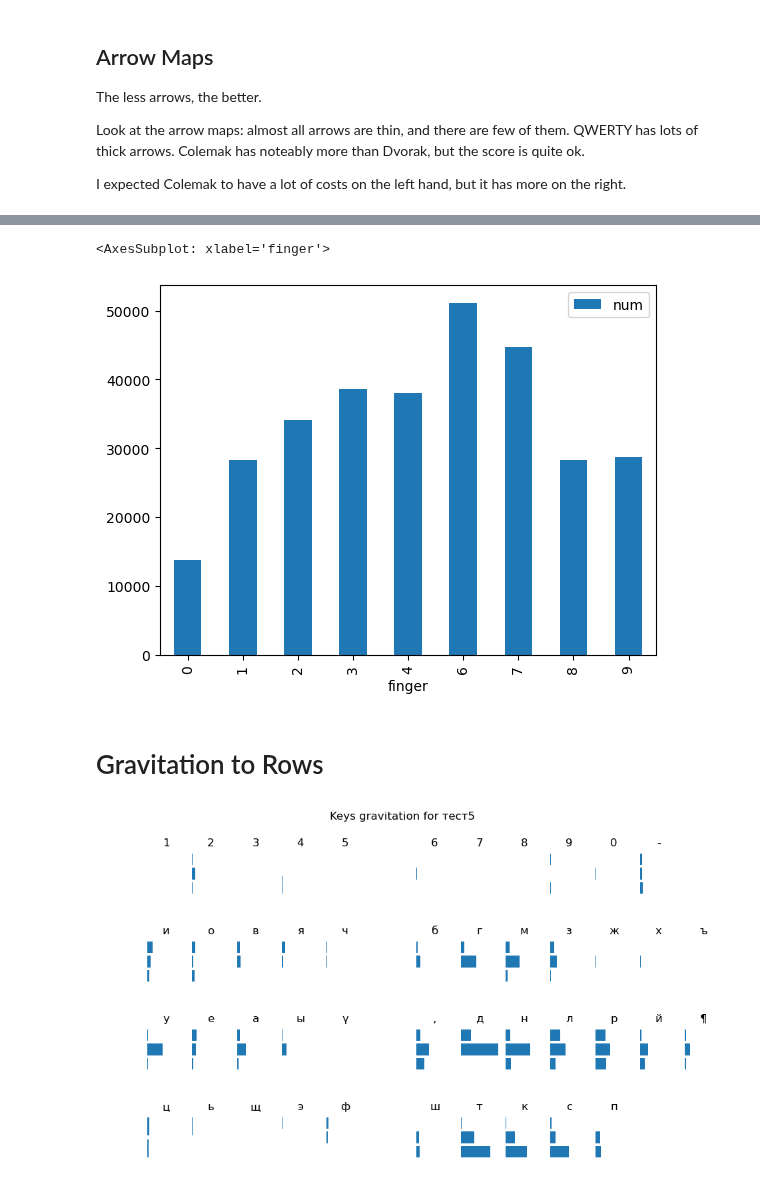
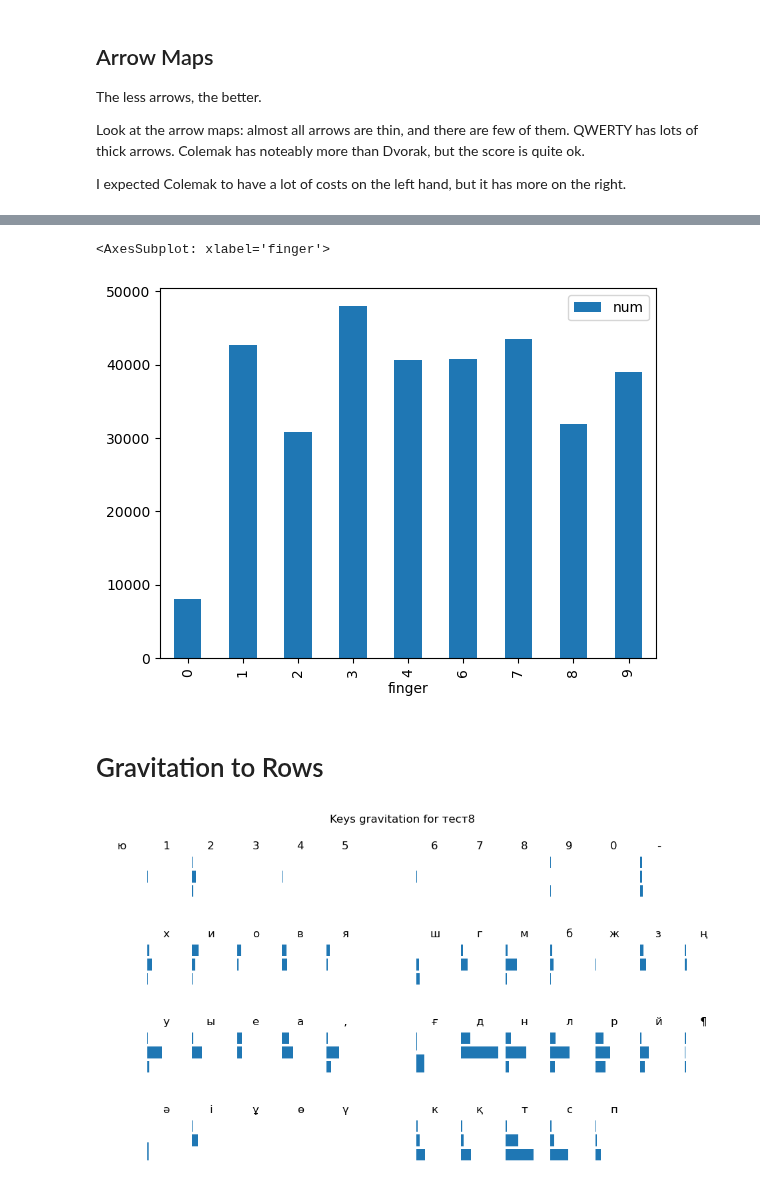
Before and after one commit to culebron/rus-layout-opt, a Jupyter notebook: Kazakh Example.ipynb, the cells around one changed output, grey strips where cells are left out. Drawn from its saved outputs; the diff is of its cells as text; code cells hidden in the pictures.

```diff
--- a/Kazakh Example.ipynb
+++ b/Kazakh Example.ipynb
@@ -18,7 +18,7 @@ KZ_LETTERS = {
 #     'vh': 'аоыұия',
 #     'vs': 'әеөіү',
 #     'vf': 'эю',
-    'v': 'аоыұияәеөіүэю',
+    'v': 'аоыұияәеёөіүэю',
     'c': 'бвгғджзкқлмнңпрстуфхһцчшщъьй'
 }
 KZ = Corpus.from_path('kazak.txt', types=KZ_LETTERS)
@@ -253,11 +321,11 @@ res['default'].combomap(res['тест1'], res['тест2'], res['тест3'], re
 # %%
-res['тест5'].bigrams.groupby('finger').agg({'num': 'sum'}).plot.bar()
+res['тест8'].bigrams.groupby('finger').agg({'num': 'sum'}).plot.bar()
 # %% [output]
 <AxesSubplot: xlabel='finger'>
-[figure, old version]
+[figure, new version]
 # %% [markdown]
 # Gravitation to Rows
 # %%
-res['тест5'].display('rows')
+res['тест8'].display('rows')
 # %% [output]
-[figure, old version]
+[figure, new version]
```
Also changed, not shown: parts of 14 cells of this notebook, 1 other file.
